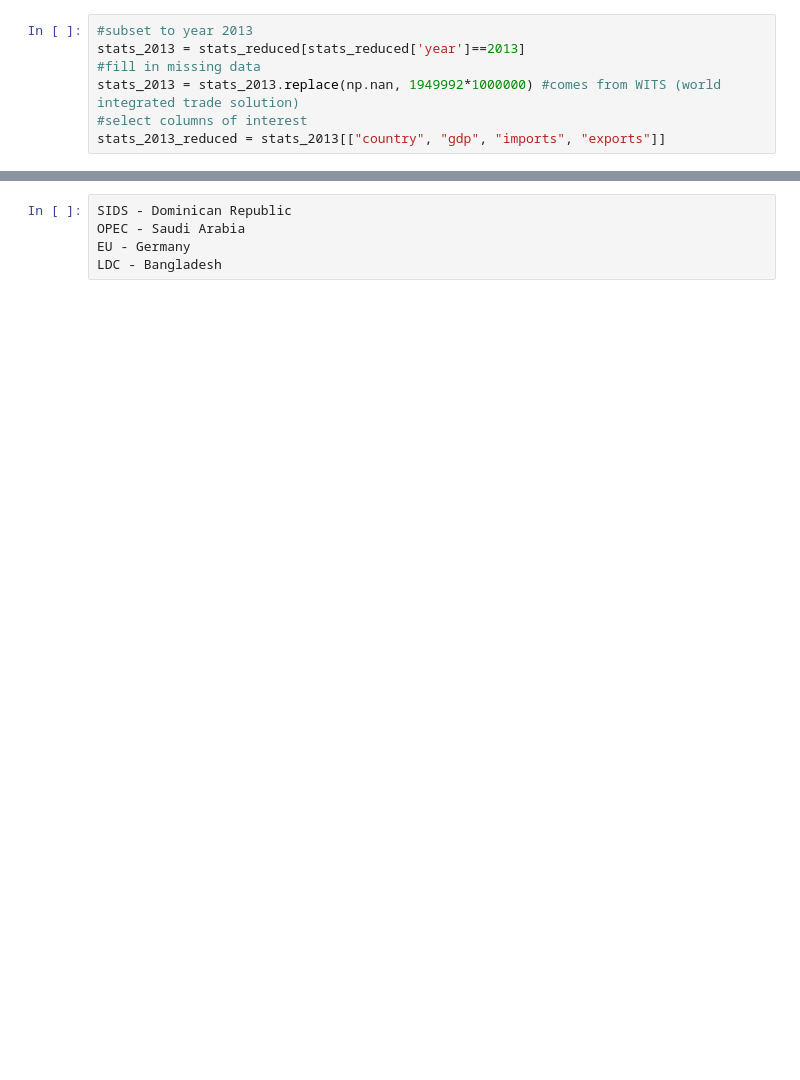
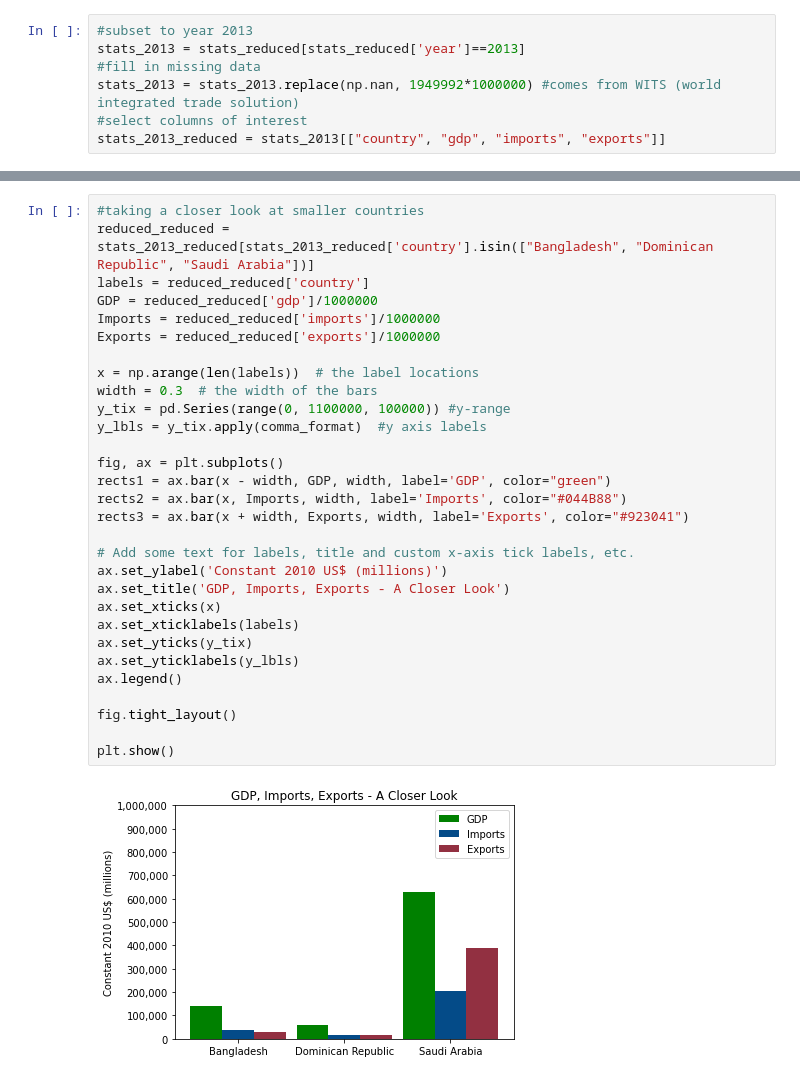
Before and after one commit to moriahtaylor1/climate-change-analysis, a Jupyter notebook: Moriah-q1.ipynb, the cells around one changed output, grey strips where cells are left out. Saved outputs shown, nothing was run; the diff lists cells and outputs as text; blank space fills up the shorter version.

```diff
--- a/Moriah-q1.ipynb
+++ b/Moriah-q1.ipynb
@@ -95,5 +106,32 @@ AttributeError: 'AxesSubplot' object has no attribute 'bar_label'
-# %%
-SIDS - Dominican Republic
-OPEC - Saudi Arabia
-EU - Germany
-LDC - Bangladesh
+# %%
+#taking a closer look at smaller countries
+reduced_reduced = stats_2013_reduced[stats_2013_reduced['country'].isin(["Bangladesh", "Dominican Republic", "Saudi Arabia"])]
+labels = reduced_reduced['country']
+GDP = reduced_reduced['gdp']/1000000
+Imports = reduced_reduced['imports']/1000000
+Exports = reduced_reduced['exports']/1000000
+
+x = np.arange(len(labels))  # the label locations
+width = 0.3  # the width of the bars
+y_tix = pd.Series(range(0, 1100000, 100000)) #y-range
+y_lbls = y_tix.apply(comma_format)  #y axis labels
+
+fig, ax = plt.subplots()
+rects1 = ax.bar(x - width, GDP, width, label='GDP', color="green")
+rects2 = ax.bar(x, Imports, width, label='Imports', color="#044B88")
+rects3 = ax.bar(x + width, Exports, width, label='Exports', color="#923041")
+
+# Add some text for labels, title and custom x-axis tick labels, etc.
+ax.set_ylabel('Constant 2010 US$ (millions)')
+ax.set_title('GDP, Imports, Exports - A Closer Look')
+ax.set_xticks(x)
+ax.set_xticklabels(labels)
+ax.set_yticks(y_tix)
+ax.set_yticklabels(y_lbls)
+ax.legend()
+
+fig.tight_layout()
+
+plt.show()
+# %% [output]
+[figure, added]
```
Also changed, not shown: parts of 4 cells of this notebook.
